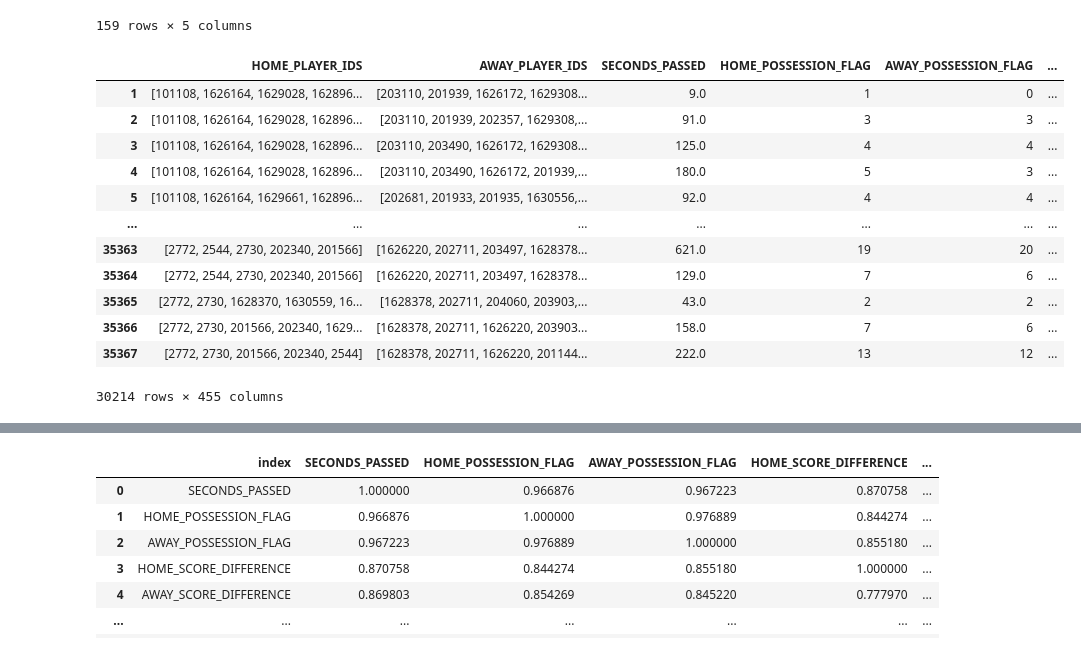
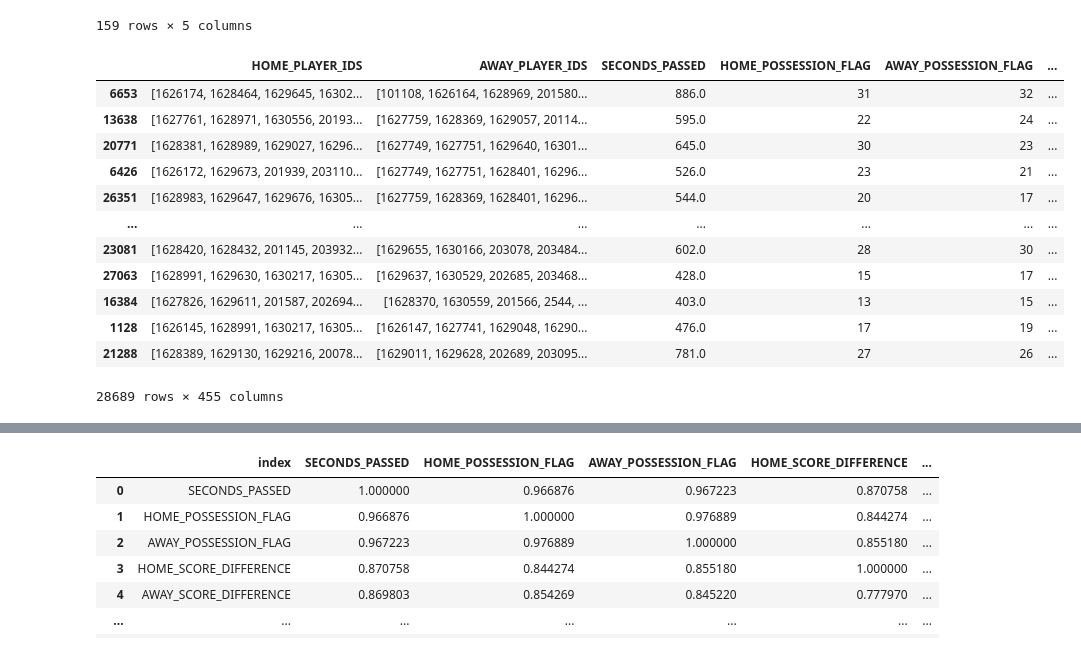
Before and after one commit to ImWesAdams/NBAPredictionsAndData, a Jupyter notebook: NBA Compile Play by Play Data.ipynb, the cells around one changed output, grey strips where cells are left out. Drawn from its saved outputs; the diff is of its cells as text; code cells hidden in the pictures.

```diff
--- a/NBA Compile Play by Play Data.ipynb
+++ b/NBA Compile Play by Play Data.ipynb
@@ -302,44 +302,54 @@ print('Done with the errors in the problem_games list.')
 problem_games
 # %%
 test_df = pd.read_csv('play_by_play_run2022-05-17-13-58-05.csv')
+test_df['HOME_VS_AWAY']=np.where((test_df['AWAY_SCORE_DIFFERENCE']<0)|(test_df['HOME_SCORE_DIFFERENCE']<0),0,test_df['HOME_VS_AWAY'])
+test_df['AWAY_SCORE_DIFFERENCE']=np.where(test_df['AWAY_SCORE_DIFFERENCE']<0,0,test_df['AWAY_SCORE_DIFFERENCE'])
+test_df['HOME_SCORE_DIFFERENCE']=np.where(test_df['HOME_SCORE_DIFFERENCE']<0,0,test_df['HOME_SCORE_DIFFERENCE'])
+test_df['HOME_PLAYER_IDS']=test_df['HOME_PLAYER_IDS'].str.split(',')
+test_df['AWAY_PLAYER_IDS']=test_df['AWAY_PLAYER_IDS'].str.split(',')
+test_df['HOME_PLAYER_IDS']=test_df['HOME_PLAYER_IDS'].apply(sorted)
+test_df['AWAY_PLAYER_IDS']=test_df['AWAY_PLAYER_IDS'].apply(sorted)
+test_df['HOME_PLAYER_IDS']=test_df['HOME_PLAYER_IDS'].apply(','.join)
+test_df['AWAY_PLAYER_IDS']=test_df['AWAY_PLAYER_IDS'].apply(','.join)
+# test_df[['HOME_PLAYER_IDS','AWAY_PLAYER_IDS']]=test_df[['HOME_PLAYER_IDS','AWAY_PLAYER_IDS']].apply
 test_df = test_df.groupby(['HOME_PLAYER_IDS','AWAY_PLAYER_IDS']).agg({'SECONDS_PASSED':'sum','HOME_POSSESSION_FLAG':'sum',
                                                            'AWAY_POSSESSION_FLAG':'sum','HOME_SCORE_DIFFERENCE':'sum',
                                                            'AWAY_SCORE_DIFFERENCE':'sum','HOME_VS_AWAY':'sum'}).reset_index()
 test_df['HOME_VS_AWAY_PER_POSSESSION']=test_df['HOME_VS_AWAY']/(0.5*test_df['AWAY_POSSESSION_FLAG']+0.5*test_df['HOME_POSSESSION_FLAG'])
 test_df['HOME_VS_AWAY_PER_POSSESSION'].replace([np.inf,-np.inf,np.nan],0,inplace=True)
 test_df['HOME_PLAYER_IDS']=test_df['HOME_PLAYER_IDS'].str.split(',')
 test_df['AWAY_PLAYER_IDS']=test_df['AWAY_PLAYER_IDS'].str.split(',')
 home_explode = test_df.explode('HOME_PLAYER_IDS').reset_index()
 home_explode['HOME_PLAYER_IDS']=home_explode['HOME_PLAYER_IDS'].astype(int)
 drop_home = player_minutes_low.merge(home_explode,how='inner',left_on='PLAYER_ID',right_on='HOME_PLAYER_IDS')
 away_explode = test_df.explode('AWAY_PLAYER_IDS').reset_index()
 away_explode['AWAY_PLAYER_IDS']=away_explode['AWAY_PLAYER_IDS'].astype(int)
 drop_away = player_minutes_low.merge(away_explode,how='inner',left_on='PLAYER_ID',right_on='AWAY_PLAYER_IDS')
 test_df=test_df[(~test_df.index.isin(drop_home['index']))&(~test_df.index.isin(drop_away['index']))]
 cols = test_df.columns
 mlb = MultiLabelBinarizer()
 test_df = test_df.merge(pd.DataFrame(mlb.fit_transform(test_df['HOME_PLAYER_IDS']),columns=mlb.classes_, index=test_df.index),
                      how='inner', left_index=True, right_index=True)
 for idx,row in test_df.iterrows():
     for player in row['AWAY_PLAYER_IDS']:
         test_df.at[idx,player]=-1
 test_df.fillna(0,inplace=True)
 # test_df.to_csv('test_df'+now_time+'.csv')
-test_df
+test_df.sort_values(by='HOME_VS_AWAY')
 # %% [output]
 |  | HOME_PLAYER_IDS | AWAY_PLAYER_IDS | SECONDS_PASSED | HOME_POSSESSION_FLAG | AWAY_POSSESSION_FLAG | ... |
-| 1 | [101108, 1626164, 1629028, 162896... | [203110, 201939, 1626172, 1629308... | 9.0 | 1 | 0 | ... |
-| 2 | [101108, 1626164, 1629028, 162896... | [203110, 201939, 202357, 1629308,... | 91.0 | 3 | 3 | ... |
-| 3 | [101108, 1626164, 1629028, 162896... | [203110, 203490, 1626172, 1629308... | 125.0 | 4 | 4 | ... |
-| 4 | [101108, 1626164, 1629028, 162896... | [203110, 203490, 1626172, 201939,... | 180.0 | 5 | 3 | ... |
-| 5 | [101108, 1626164, 1629661, 162896... | [202681, 201933, 201935, 1630556,... | 92.0 | 4 | 4 | ... |
+| 6653 | [1626174, 1628464, 1629645, 16302... | [101108, 1626164, 1628969, 201580... | 886.0 | 31 | 32 | ... |
+| 13638 | [1627761, 1628971, 1630556, 20193... | [1627759, 1628369, 1629057, 20114... | 595.0 | 22 | 24 | ... |
+| 20771 | [1628381, 1628989, 1629027, 16296... | [1627749, 1627751, 1629640, 16301... | 645.0 | 30 | 23 | ... |
+| 6426 | [1626172, 1629673, 201939, 203110... | [1627749, 1627751, 1628401, 16296... | 526.0 | 23 | 21 | ... |
+| 26351 | [1628983, 1629647, 1629676, 16305... | [1627759, 1628369, 1628401, 16296... | 544.0 | 20 | 17 | ... |
 | ... | ... | ... | ... | ... | ... | ... |
-| 35363 | [2772, 2544, 2730, 202340, 201566] | [1626220, 202711, 203497, 1628378... | 621.0 | 19 | 20 | ... |
-| 35364 | [2772, 2544, 2730, 202340, 201566] | [1626220, 202711, 203497, 1628378... | 129.0 | 7 | 6 | ... |
-| 35365 | [2772, 2730, 1628370, 1630559, 16... | [1628378, 202711, 204060, 203903,... | 43.0 | 2 | 2 | ... |
-| 35366 | [2772, 2730, 201566, 202340, 1629... | [1628378, 202711, 1626220, 203903... | 158.0 | 7 | 6 | ... |
-| 35367 | [2772, 2730, 201566, 202340, 2544] | [1628378, 202711, 1626220, 201144... | 222.0 | 13 | 12 | ... |
+| 23081 | [1628420, 1628432, 201145, 203932... | [1629655, 1630166, 203078, 203484... | 602.0 | 28 | 30 | ... |
+| 27063 | [1628991, 1629630, 1630217, 16305... | [1629637, 1630529, 202685, 203468... | 428.0 | 15 | 17 | ... |
+| 16384 | [1627826, 1629611, 201587, 202694... | [1628370, 1630559, 201566, 2544, ... | 403.0 | 13 | 15 | ... |
+| 1128 | [1626145, 1628991, 1630217, 16305... | [1626147, 1627741, 1629048, 16290... | 476.0 | 17 | 19 | ... |
+| 21288 | [1628389, 1629130, 1629216, 20078... | [1629011, 1629628, 202689, 203095... | 781.0 | 27 | 26 | ... |
-30214 rows × 455 columns
+28689 rows × 455 columns
 # %%
 # This was crashing until I made a new Conda env, re-installing my libraries
 lr = LinearRegression()
```
Also changed, not shown: parts of 2 cells of this notebook.
